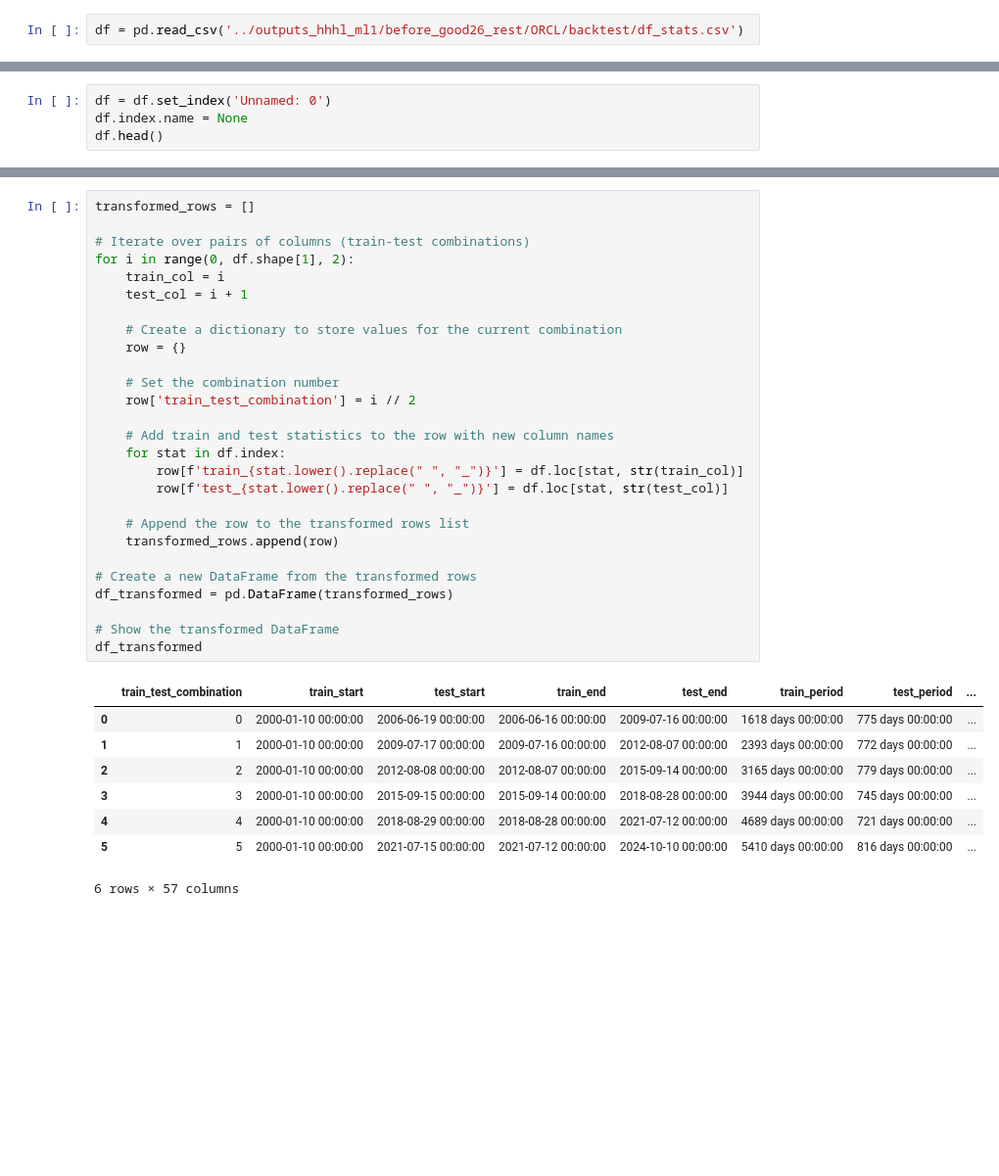
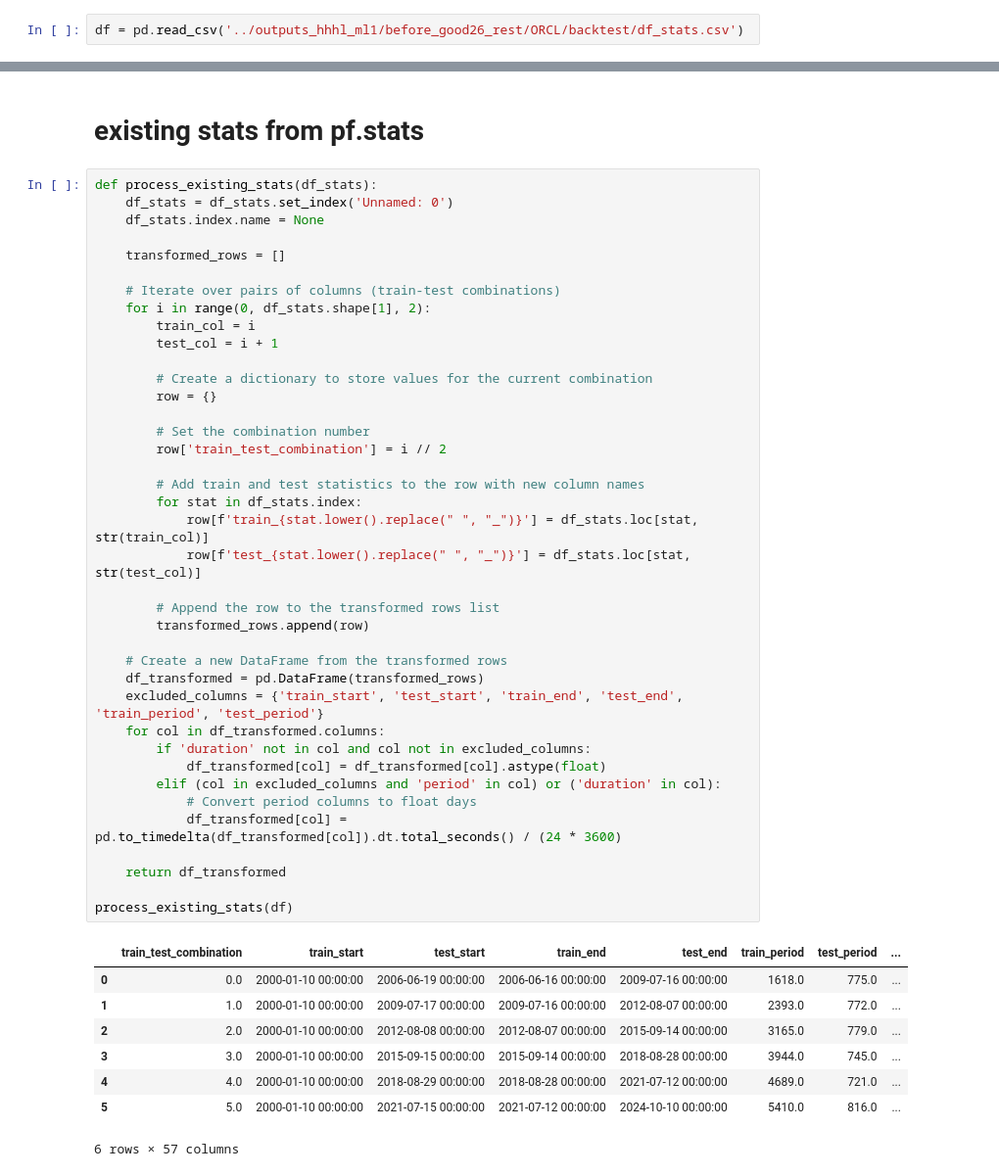
Before and after one commit to jklen/cataclysmic_alpha, a Jupyter notebook: experiment_notebooks/hhhl_ml1_backtest_analysis.ipynb, the cells around one changed output, grey strips where cells are left out. Shown at 98% size. Saved outputs shown, nothing was run; the diff lists cells and outputs as text; blank space fills up the shorter version.

```diff
--- a/experiment_notebooks/hhhl_ml1_backtest_analysis.ipynb
+++ b/experiment_notebooks/hhhl_ml1_backtest_analysis.ipynb
@@ -13,7 +17,3 @@ df.head()
 | 2 | Period | 1618 days 00:00:00 | 775 days 00:00:00 | 2393 days 00:00:00 | 772 days 00:00:00 | 3165 days 00:00:00 | 779 days 00:00:00 | 3944 days 00:00:00 | 745 days 00:00:00 | 4689 days 00:00:00 | 721 days 00:00:00 | ... |
 | 3 | Start Value | 100.0 | 100.0 | 100.0 | 100.0 | 100.0 | 100.0 | 100.0 | 100.0 | 100.0 | 100.0 | ... |
 | 4 | End Value | 290.77508190136484 | 242.1327157507496 | 3209.085046269844 | 306.1137161032776 | 3462.3753343410394 | 240.99195732631208 | 6015.343803012408 | 211.483926360233 | 8837.467898317822 | 230.3408712190465 | ... |
-# %%
-df = df.set_index('Unnamed: 0')
-df.index.name = None
-df.head()
@@ -27,36 +20,50 @@ df.head()
+# %% [markdown]
+# existing stats from pf.stats
 # %%
-transformed_rows = []
+def process_existing_stats(df_stats):
+    df_stats = df_stats.set_index('Unnamed: 0')
+    df_stats.index.name = None
 
-# Iterate over pairs of columns (train-test combinations)
-for i in range(0, df.shape[1], 2):
-    train_col = i
-    test_col = i + 1
+    transformed_rows = []
 
-    # Create a dictionary to store values for the current combination
-    row = {}
+    # Iterate over pairs of columns (train-test combinations)
+    for i in range(0, df_stats.shape[1], 2):
+        train_col = i
+        test_col = i + 1
 
-    # Set the combination number
-    row['train_test_combination'] = i // 2
+        # Create a dictionary to store values for the current combination
+        row = {}
 
-    # Add train and test statistics to the row with new column names
-    for stat in df.index:
-        row[f'train_{stat.lower().replace(" ", "_")}'] = df.loc[stat, str(train_col)]
-        row[f'test_{stat.lower().replace(" ", "_")}'] = df.loc[stat, str(test_col)]
+        # Set the combination number
+        row['train_test_combination'] = i // 2
 
-    # Append the row to the transformed rows list
-    transformed_rows.append(row)
+        # Add train and test statistics to the row with new column names
+        for stat in df_stats.index:
+            row[f'train_{stat.lower().replace(" ", "_")}'] = df_stats.loc[stat, str(train_col)]
+            row[f'test_{stat.lower().replace(" ", "_")}'] = df_stats.loc[stat, str(test_col)]
 
-# Create a new DataFrame from the transformed rows
-df_transformed = pd.DataFrame(transformed_rows)
+        # Append the row to the transformed rows list
+        transformed_rows.append(row)
 
-# Show the transformed DataFrame
-df_transformed
+    # Create a new DataFrame from the transformed rows
+    df_transformed = pd.DataFrame(transformed_rows)
+    excluded_columns = {'train_start', 'test_start', 'train_end', 'test_end', 'train_period', 'test_period'}
+    for col in df_transformed.columns:
+        if 'duration' not in col and col not in excluded_columns:
+            df_transformed[col] = df_transformed[col].astype(float)
+        elif (col in excluded_columns and 'period' in col) or ('duration' in col):
+            # Convert period columns to float days
+            df_transformed[col] = pd.to_timedelta(df_transformed[col]).dt.total_seconds() / (24 * 3600)
+
+    return df_transformed
+
+process_existing_stats(df)
 # %% [output]
 |  | train_test_combination | train_start | test_start | train_end | test_end | train_period | test_period | ... |
-| 0 | 0 | 2000-01-10 00:00:00 | 2006-06-19 00:00:00 | 2006-06-16 00:00:00 | 2009-07-16 00:00:00 | 1618 days 00:00:00 | 775 days 00:00:00 | ... |
-| 1 | 1 | 2000-01-10 00:00:00 | 2009-07-17 00:00:00 | 2009-07-16 00:00:00 | 2012-08-07 00:00:00 | 2393 days 00:00:00 | 772 days 00:00:00 | ... |
-| 2 | 2 | 2000-01-10 00:00:00 | 2012-08-08 00:00:00 | 2012-08-07 00:00:00 | 2015-09-14 00:00:00 | 3165 days 00:00:00 | 779 days 00:00:00 | ... |
-| 3 | 3 | 2000-01-10 00:00:00 | 2015-09-15 00:00:00 | 2015-09-14 00:00:00 | 2018-08-28 00:00:00 | 3944 days 00:00:00 | 745 days 00:00:00 | ... |
-| 4 | 4 | 2000-01-10 00:00:00 | 2018-08-29 00:00:00 | 2018-08-28 00:00:00 | 2021-07-12 00:00:00 | 4689 days 00:00:00 | 721 days 00:00:00 | ... |
-| 5 | 5 | 2000-01-10 00:00:00 | 2021-07-15 00:00:00 | 2021-07-12 00:00:00 | 2024-10-10 00:00:00 | 5410 days 00:00:00 | 816 days 00:00:00 | ... |
+| 0 | 0.0 | 2000-01-10 00:00:00 | 2006-06-19 00:00:00 | 2006-06-16 00:00:00 | 2009-07-16 00:00:00 | 1618.0 | 775.0 | ... |
+| 1 | 1.0 | 2000-01-10 00:00:00 | 2009-07-17 00:00:00 | 2009-07-16 00:00:00 | 2012-08-07 00:00:00 | 2393.0 | 772.0 | ... |
+| 2 | 2.0 | 2000-01-10 00:00:00 | 2012-08-08 00:00:00 | 2012-08-07 00:00:00 | 2015-09-14 00:00:00 | 3165.0 | 779.0 | ... |
+| 3 | 3.0 | 2000-01-10 00:00:00 | 2015-09-15 00:00:00 | 2015-09-14 00:00:00 | 2018-08-28 00:00:00 | 3944.0 | 745.0 | ... |
+| 4 | 4.0 | 2000-01-10 00:00:00 | 2018-08-29 00:00:00 | 2018-08-28 00:00:00 | 2021-07-12 00:00:00 | 4689.0 | 721.0 | ... |
+| 5 | 5.0 | 2000-01-10 00:00:00 | 2021-07-15 00:00:00 | 2021-07-12 00:00:00 | 2024-10-10 00:00:00 | 5410.0 | 816.0 | ... |
 6 rows × 57 columns
```
Also changed, not shown: parts of 43 cells of this notebook, 23 other files.
